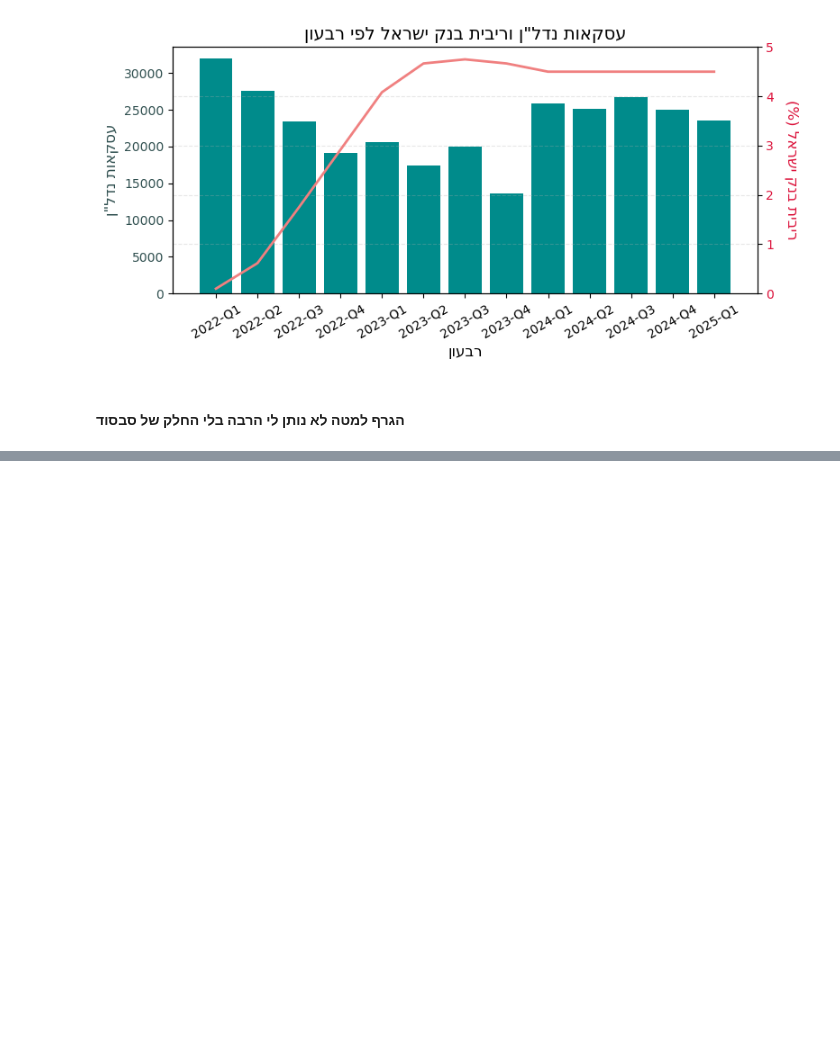
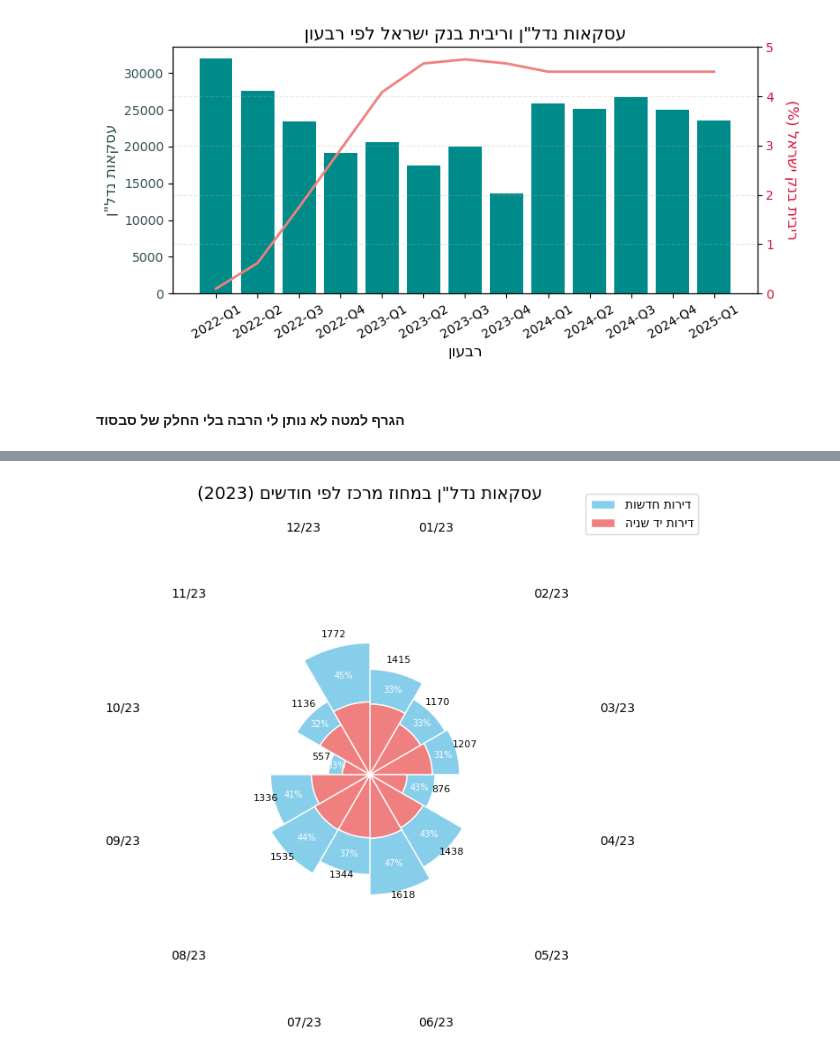
Before and after one commit to Saarp84/portfolio, a Jupyter notebook: Nadlan/nadlaning.ipynb, the cells around one changed output, grey strips where cells are left out. Cells and saved outputs as stored; diff of their text form; code cells hidden in the pictures; blank space fills up the shorter version.

```diff
--- a/Nadlan/nadlaning.ipynb
+++ b/Nadlan/nadlaning.ipynb
@@ -122,0 +369,4 @@ plt.show()
+# %%
+plot_monthly_rose(long_df, region='central', title = 'עסקאות נדל"ן במחוז מרכז לפי חודשים' , year=2023)
+# %% [output]
+[figure, added]
```
Also changed, not shown: parts of 10 cells of this notebook.
